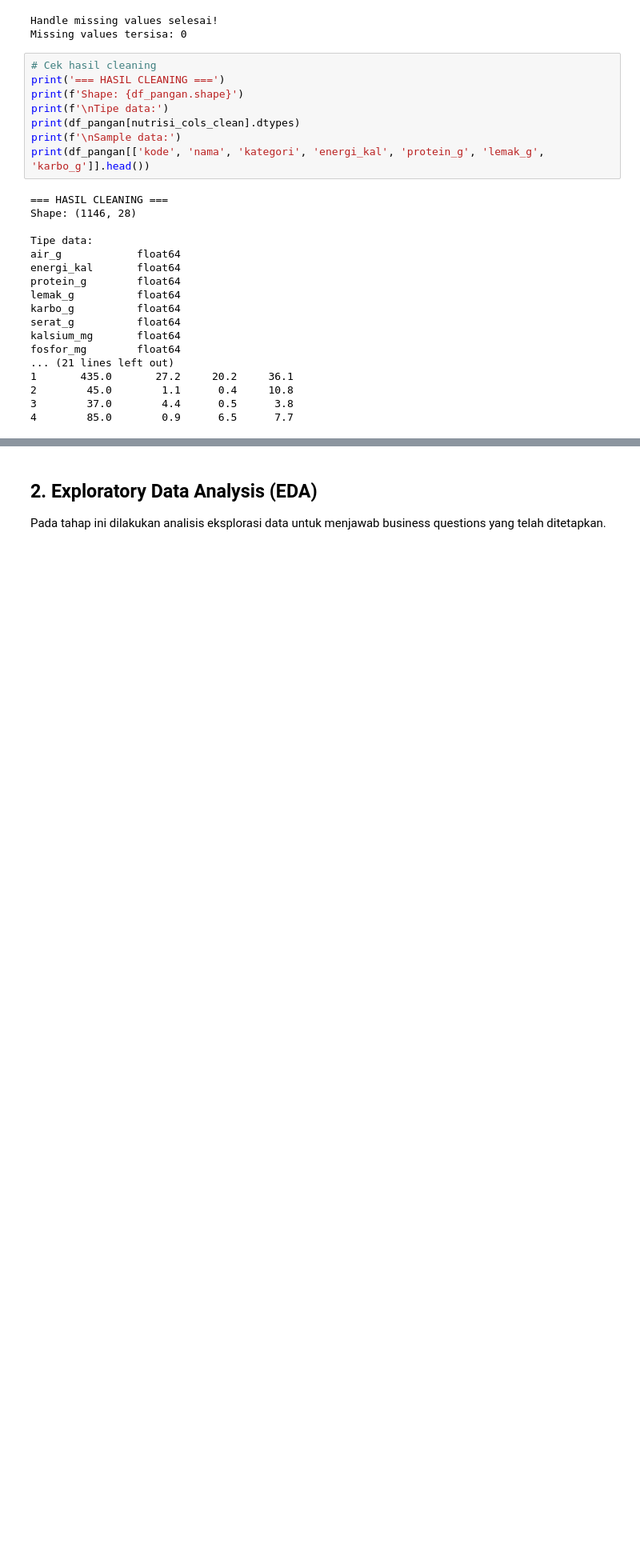
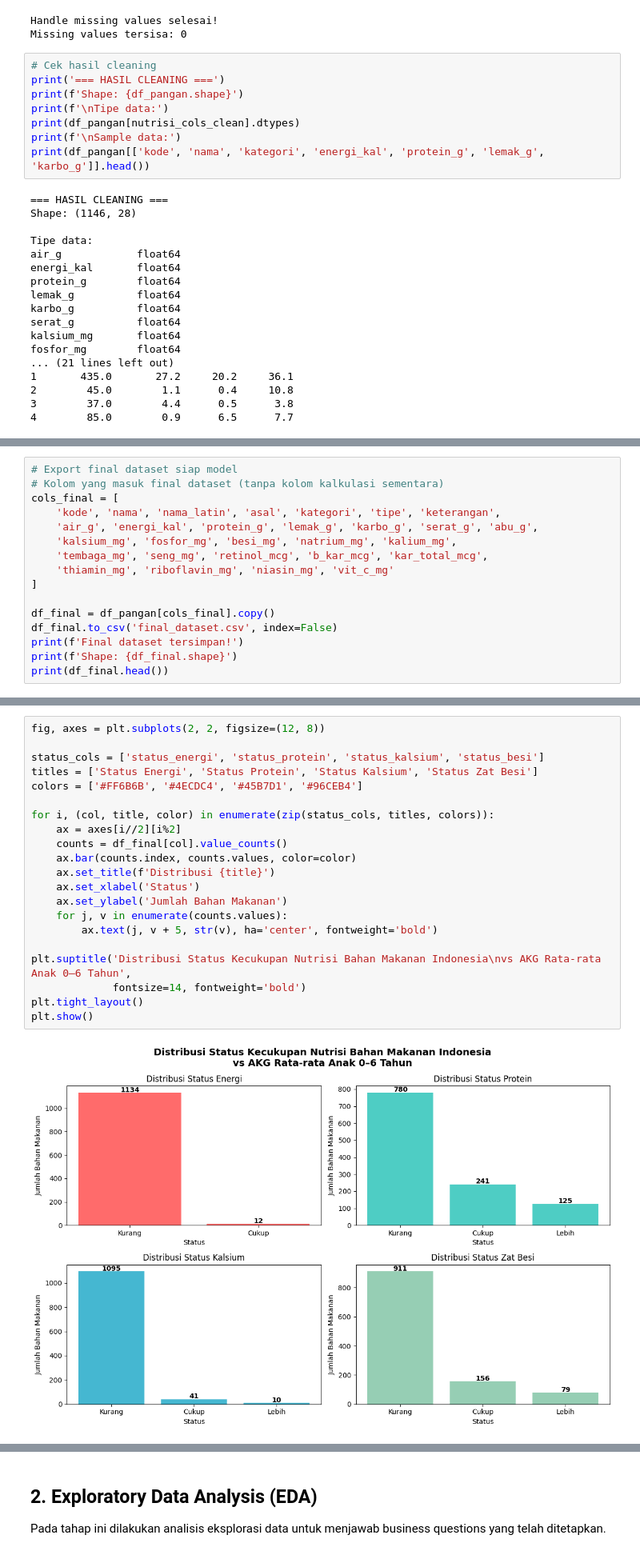
Before and after one commit to reginaarijazuhra-2023-glitch/Smart-Nutrition-Tracker-for-Golden-Age-Children, a Jupyter notebook: 02_Analisis.ipynb, the cells around one changed output, grey strips where cells are left out. Shown at 80% size. Saved outputs shown, nothing was run; the diff lists cells and outputs as text; blank space fills up the shorter version.

```diff
--- a/02_Analisis.ipynb
+++ b/02_Analisis.ipynb
@@ -344,0 +431,16 @@ fosfor_mg        float64
+# %%
+# Export final dataset siap model
+# Kolom yang masuk final dataset (tanpa kolom kalkulasi sementara)
+cols_final = [
+    'kode', 'nama', 'nama_latin', 'asal', 'kategori', 'tipe', 'keterangan',
+    'air_g', 'energi_kal', 'protein_g', 'lemak_g', 'karbo_g', 'serat_g', 'abu_g',
+    'kalsium_mg', 'fosfor_mg', 'besi_mg', 'natrium_mg', 'kalium_mg',
+    'tembaga_mg', 'seng_mg', 'retinol_mcg', 'b_kar_mcg', 'kar_total_mcg',
+    'thiamin_mg', 'riboflavin_mg', 'niasin_mg', 'vit_c_mg'
+]
+
+df_final = df_pangan[cols_final].copy()
+df_final.to_csv('final_dataset.csv', index=False)
+print(f'Final dataset tersimpan!')
+print(f'Shape: {df_final.shape}')
+print(df_final.head())
@@ -344,0 +567,23 @@ fosfor_mg        float64
+# %%
+fig, axes = plt.subplots(2, 2, figsize=(12, 8))
+
+status_cols = ['status_energi', 'status_protein', 'status_kalsium', 'status_besi']
+titles = ['Status Energi', 'Status Protein', 'Status Kalsium', 'Status Zat Besi']
+colors = ['#FF6B6B', '#4ECDC4', '#45B7D1', '#96CEB4']
+
+for i, (col, title, color) in enumerate(zip(status_cols, titles, colors)):
+    ax = axes[i//2][i%2]
+    counts = df_final[col].value_counts()
+    ax.bar(counts.index, counts.values, color=color)
+    ax.set_title(f'Distribusi {title}')
+    ax.set_xlabel('Status')
+    ax.set_ylabel('Jumlah Bahan Makanan')
+    for j, v in enumerate(counts.values):
+        ax.text(j, v + 5, str(v), ha='center', fontweight='bold')
+
+plt.suptitle('Distribusi Status Kecukupan Nutrisi Bahan Makanan Indonesia\nvs AKG Rata-rata Anak 0–6 Tahun',
+             fontsize=14, fontweight='bold')
+plt.tight_layout()
+plt.show()
+# %% [output]
+[figure, added]
```
Also changed, not shown: parts of 9 cells of this notebook, 1 other file.
